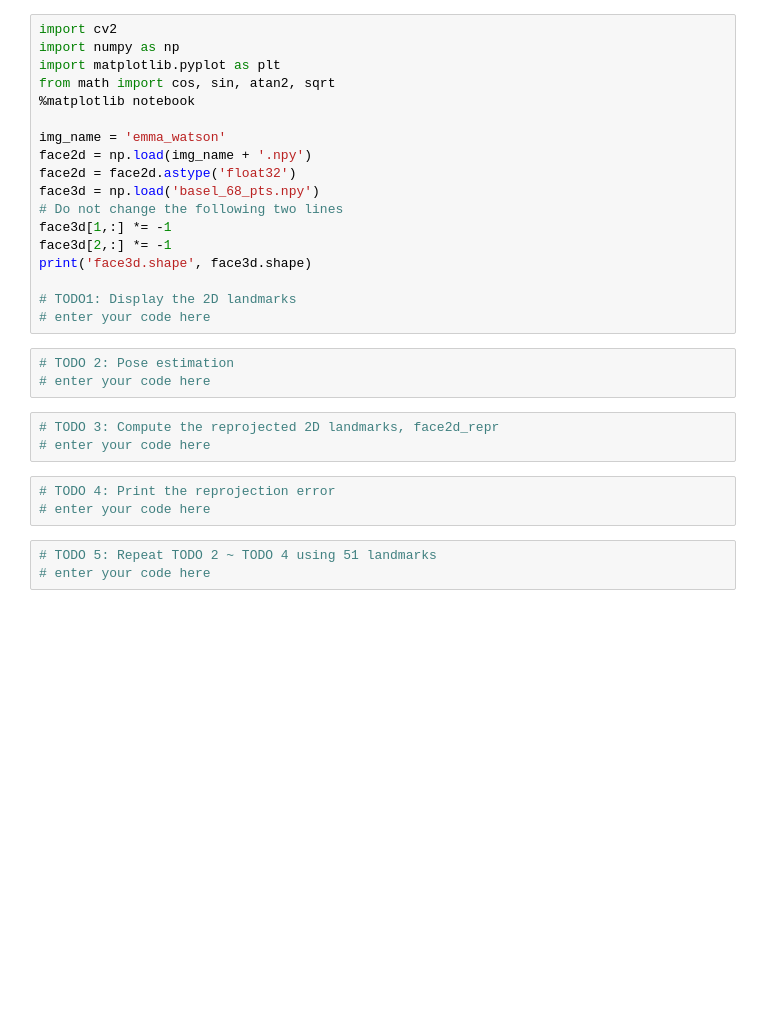
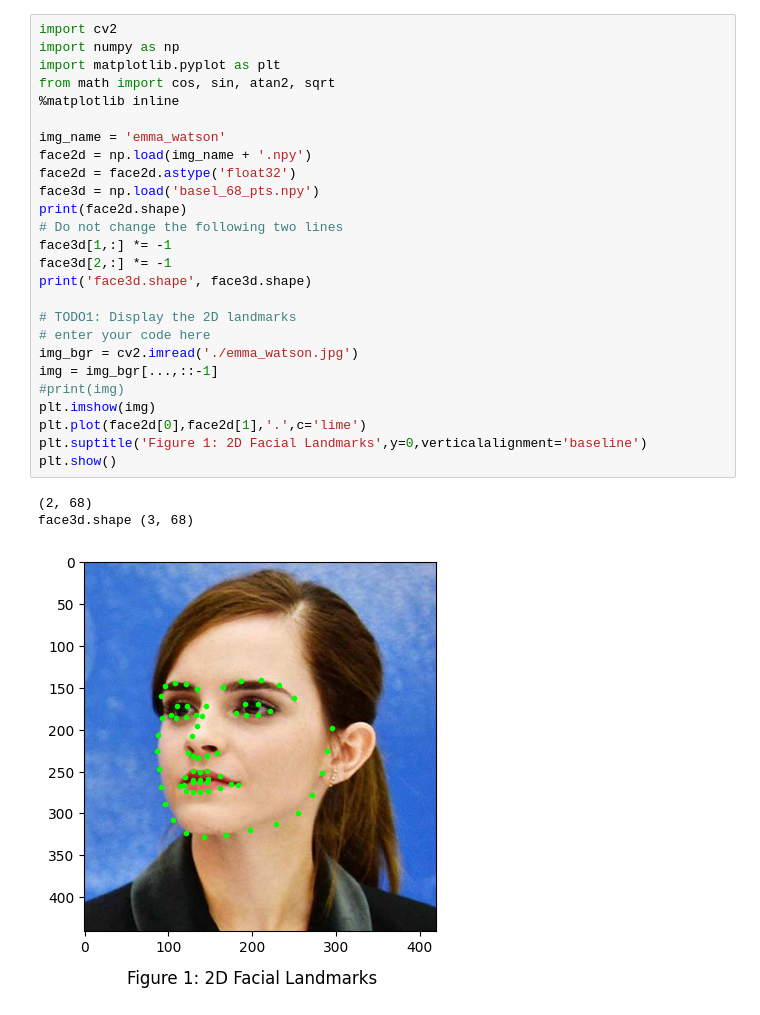
Before and after one commit to nsysu-itlab/3D-Vision-Assignments, a Jupyter notebook: Assignment2/assignment2_template.ipynb, the cells around one changed output. Drawn from its saved outputs; the diff is of its cells as text; blank space fills up the shorter version.

```diff
--- a/Assignment2/assignment2_template.ipynb
+++ b/Assignment2/assignment2_template.ipynb
@@ -1,30 +1,30 @@
 # %%
 import cv2
 import numpy as np
 import matplotlib.pyplot as plt
 from math import cos, sin, atan2, sqrt
-%matplotlib notebook
+%matplotlib inline
 
 img_name = 'emma_watson'
 face2d = np.load(img_name + '.npy')
 face2d = face2d.astype('float32')
 face3d = np.load('basel_68_pts.npy')
+print(face2d.shape)
 # Do not change the following two lines
 face3d[1,:] *= -1
 face3d[2,:] *= -1
 print('face3d.shape', face3d.shape)
 
 # TODO1: Display the 2D landmarks
 # enter your code here
+img_bgr = cv2.imread('./emma_watson.jpg')
+img = img_bgr[...,::-1]
+#print(img)
+plt.imshow(img)
+plt.plot(face2d[0],face2d[1],'.',c='lime')
+plt.suptitle('Figure 1: 2D Facial Landmarks',y=0,verticalalignment='baseline')
+plt.show()
+# %% [output]
+(2, 68)
+face3d.shape (3, 68)
+[figure, added]
-# %%
-# TODO 2: Pose estimation
-# enter your code here
-# %%
-# TODO 3: Compute the reprojected 2D landmarks, face2d_repr
-# enter your code here
-# %%
-# TODO 4: Print the reprojection error
-# enter your code here
-# %%
-# TODO 5: Repeat TODO 2 ~ TODO 4 using 51 landmarks
-# enter your code here
```
Also changed, not shown: parts of 7 cells of this notebook, 2 other files.
